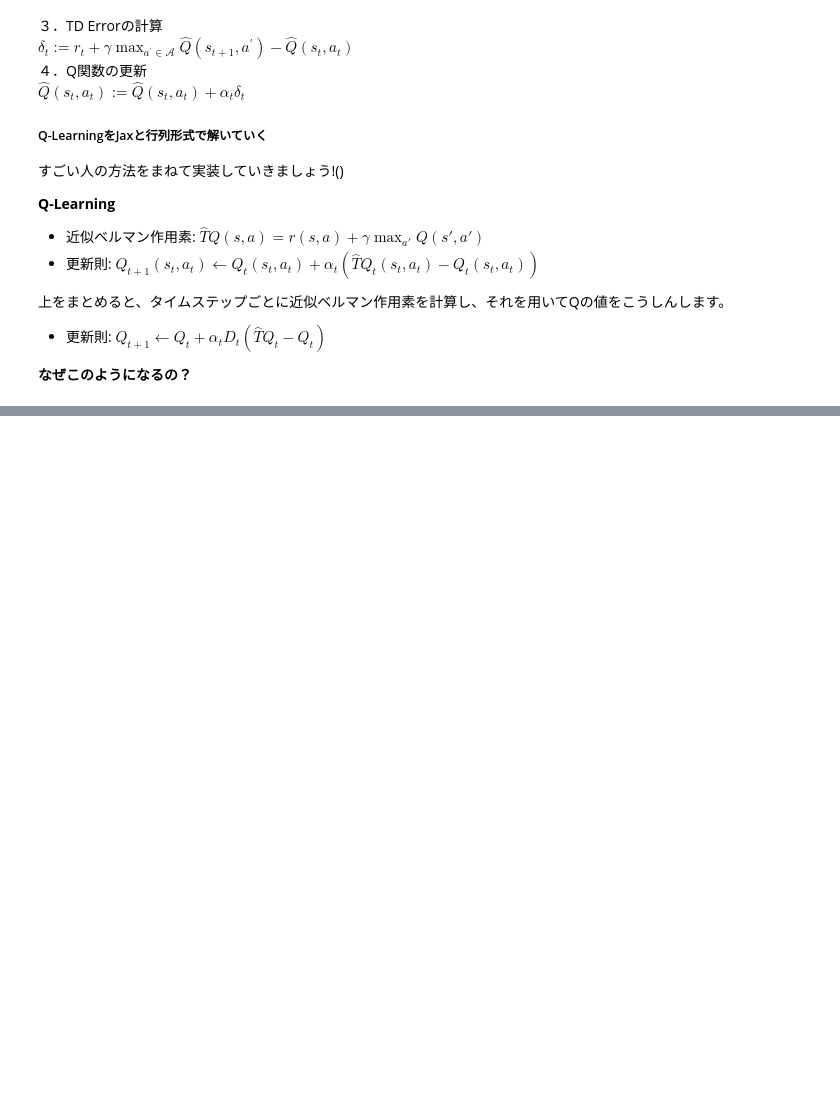
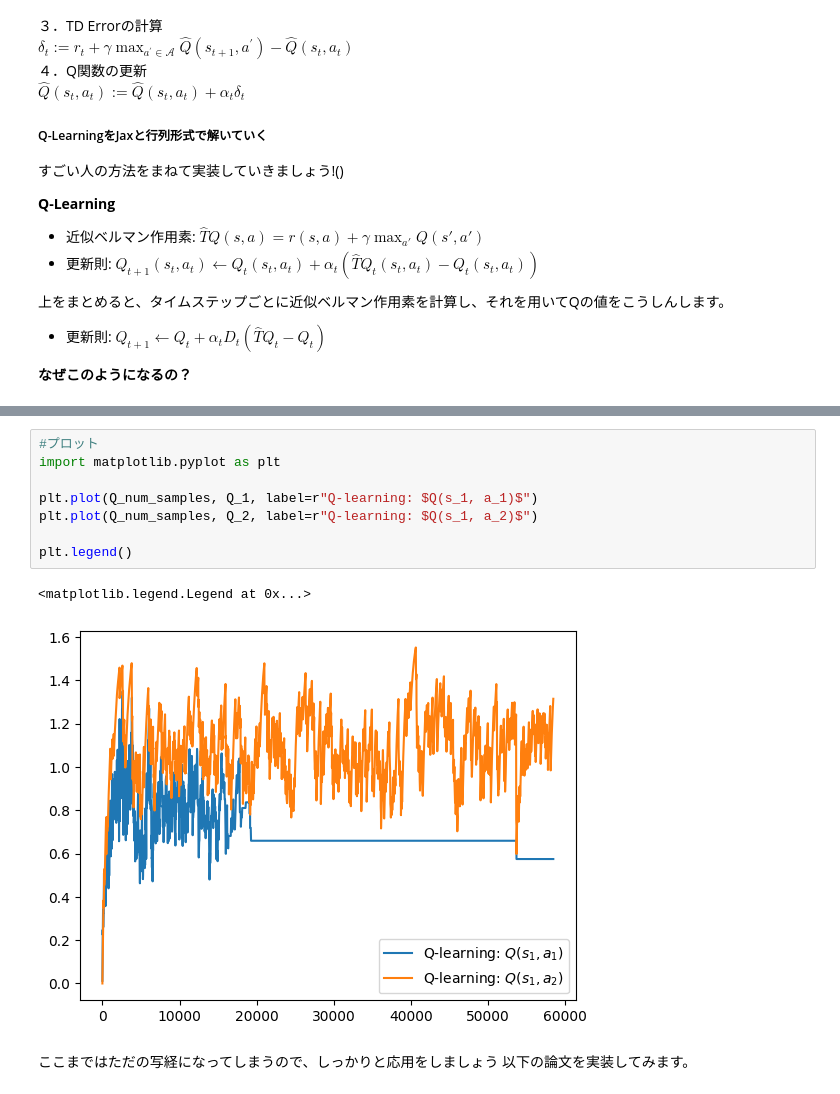
Before and after one commit to throbotaith/syumi-note-t, a Jupyter notebook: Reinforcement Learning/RL_Model Free.ipynb, the cells around one changed output, grey strips where cells are left out. Drawn from its saved outputs; the diff is of its cells as text; blank space fills up the shorter version.

```diff
--- a/Reinforcement Learning/RL_Model Free.ipynb
+++ b/Reinforcement Learning/RL_Model Free.ipynb
@@ -76,0 +195,14 @@ Array([[1., 0., 0.]], dtype=float32)
+# %%
+#プロット
+import matplotlib.pyplot as plt
+
+plt.plot(Q_num_samples, Q_1, label=r"Q-learning: $Q(s_1, a_1)$")
+plt.plot(Q_num_samples, Q_2, label=r"Q-learning: $Q(s_1, a_2)$")
+
+plt.legend()
+# %% [output]
+<matplotlib.legend.Legend at 0x...>
+[figure, added]
+# %% [markdown]
+ここまではただの写経になってしまうので、しっかりと応用をしましょう
+以下の論文を実装してみます。
```
Also changed, not shown: parts of 2 cells of this notebook.
